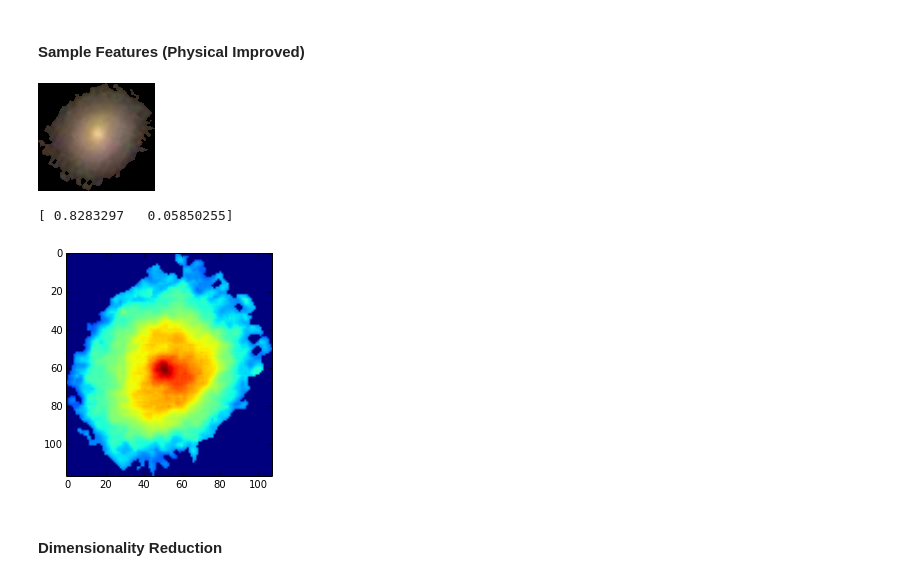
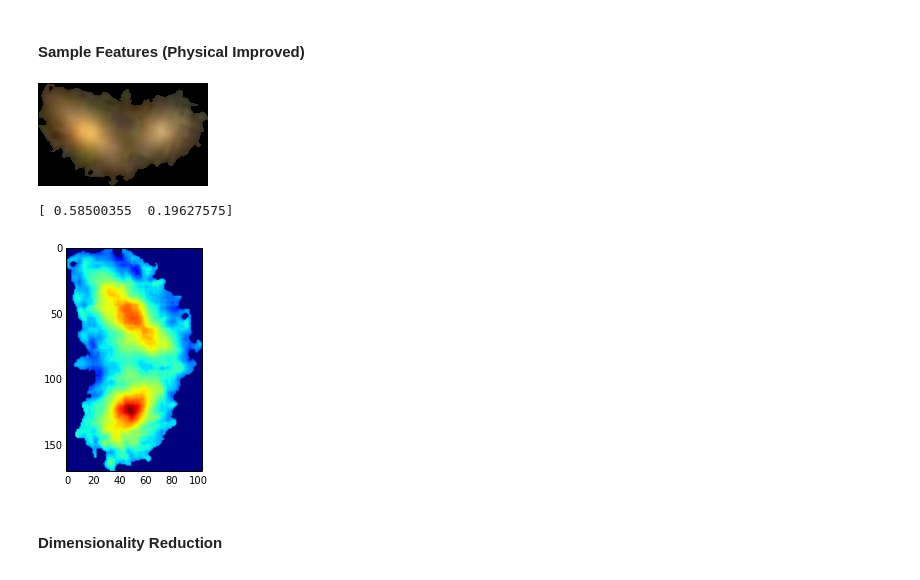
Before and after one commit to jkcn90/kaggle_galaxy_zoo, a Jupyter notebook: GalaxyZoo.ipynb, the cells around one changed output. Saved outputs shown, nothing was run; the diff lists cells and outputs as text; code cells hidden in the pictures.

```diff
--- a/GalaxyZoo.ipynb
+++ b/GalaxyZoo.ipynb
@@ -117,25 +257,25 @@ False
 # %% [markdown]
 #### Sample Features (Physical Improved)
 # %%
-img_raw = cv.Image("./input_data/images_training_rev1/100008.jpg")
+img_raw = cv.Image("./input_data/images_training_rev1/100513.jpg")
 blobs = img_raw.findBlobs()
 blobs = blobs.filter(blobs.area() == max(blobs.area()))
 largest_blob = blobs[0]
 
 blob = largest_blob.blobImage()
 blob.save(disp)
 
 raw_array = blob.getNumpy()
 raw_array = raw_array[:,:,2]
 plt.imshow(raw_array)
 
 pca = PCA(n_components=2)
 pca_results = pca.fit(raw_array)
 print(pca_results.explained_variance_ratio_)
 # %% [output]
-[figure, old version]
+[figure, new version]
-[ 0.8283297   0.05850255]
+[ 0.58500355  0.19627575]
-[figure, old version]
+[figure, new version]
 # %% [markdown]
 #### Dimensionality Reduction
 # %%
```
Also changed, not shown: parts of 23 cells of this notebook.
